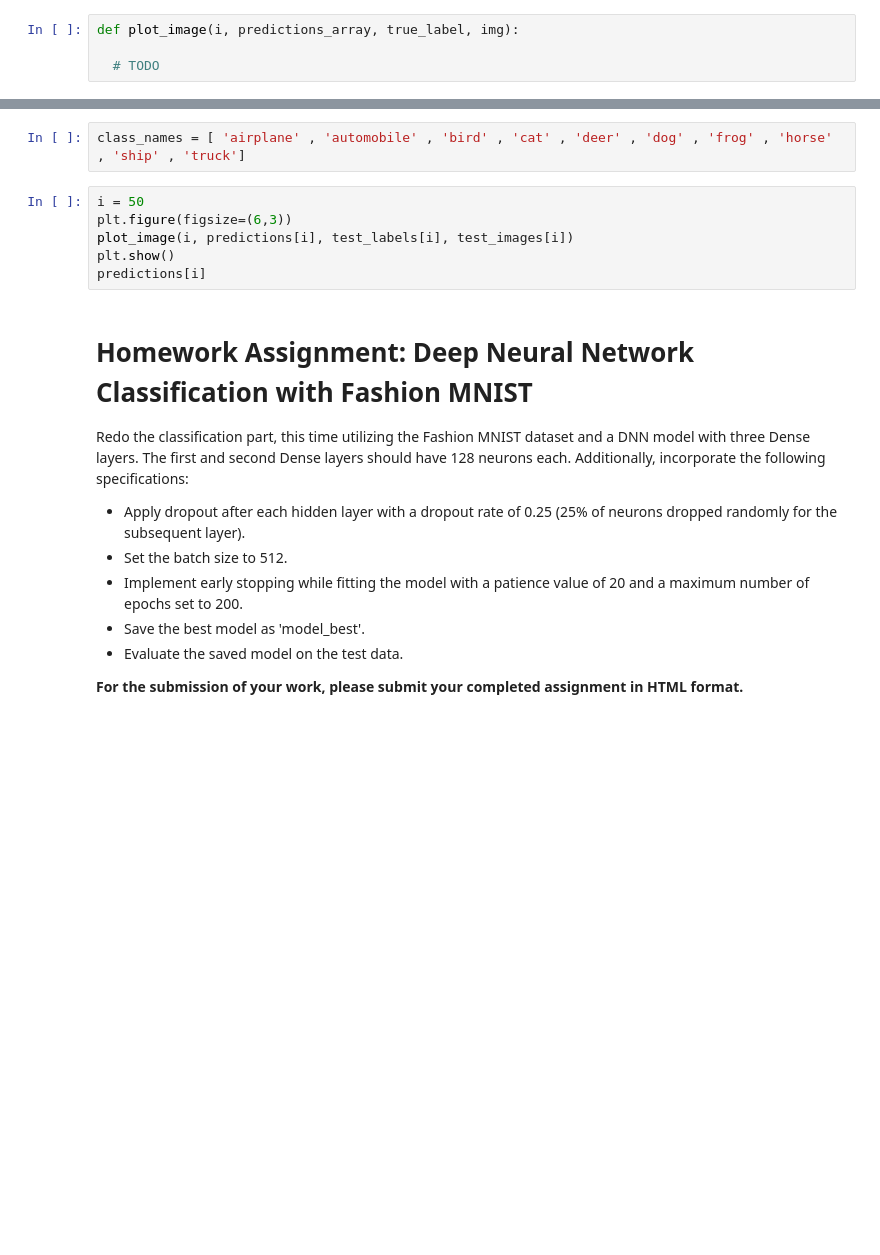
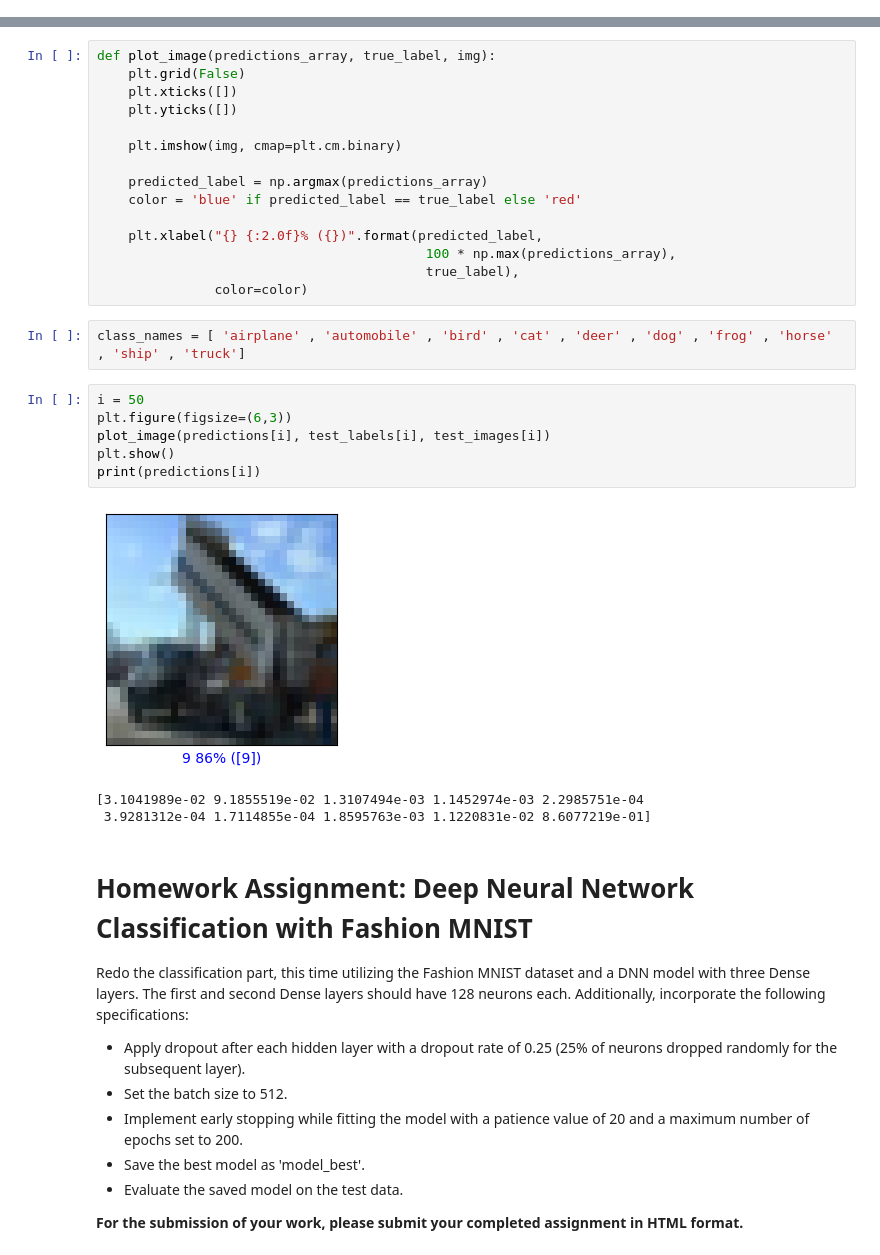
Before and after one commit to Cassette86/Neural_network_course, a Jupyter notebook: Lab1_NN.ipynb, the cells around one changed output, grey strips where cells are left out. Cells and saved outputs as stored; diff of their text form; blank space fills up the shorter version.

```diff
--- a/Lab1_NN.ipynb
+++ b/Lab1_NN.ipynb
@@ -739,7 +742,3 @@ array([0], dtype=uint8)
 ## Exe13 :  Checking Predicted Labels
 
 Now, let's write a function to check the predicted labels and visualize the results. The function should display the predicted labels similar to the above Figure, indicating the probability of the predicted label. If the prediction is correct, the label should be displayed in blue, otherwise in red.
-# %%
-def plot_image(i, predictions_array, true_label, img):
-
-  # TODO
@@ -748,11 +745,30 @@ SyntaxError: incomplete input (2632956037.py, line 3)
+# %%
+def plot_image(predictions_array, true_label, img):
+    plt.grid(False)
+    plt.xticks([])
+    plt.yticks([])
+
+    plt.imshow(img, cmap=plt.cm.binary)
+
+    predicted_label = np.argmax(predictions_array)
+    color = 'blue' if predicted_label == true_label else 'red'
+
+    plt.xlabel("{} {:2.0f}% ({})".format(predicted_label,
+                                          100 * np.max(predictions_array),
+                                          true_label),
+               color=color)
 # %%
 class_names = [ 'airplane' , 'automobile' , 'bird' , 'cat' , 'deer' , 'dog' , 'frog' , 'horse' , 'ship' , 'truck']
 # %%
 i = 50
 plt.figure(figsize=(6,3))
-plot_image(i, predictions[i], test_labels[i], test_images[i])
+plot_image(predictions[i], test_labels[i], test_images[i])
 plt.show()
-predictions[i]
+print(predictions[i])
+# %% [output]
+[figure, added]
+[3.1041989e-02 9.1855519e-02 1.3107494e-03 1.1452974e-03 2.2985751e-04
+ 3.9281312e-04 1.7114855e-04 1.8595763e-03 1.1220831e-02 8.6077219e-01]
 # %% [markdown]
 # Homework Assignment: Deep Neural Network Classification with Fashion MNIST
 
```
Also changed, not shown: parts of 20 cells of this notebook.
